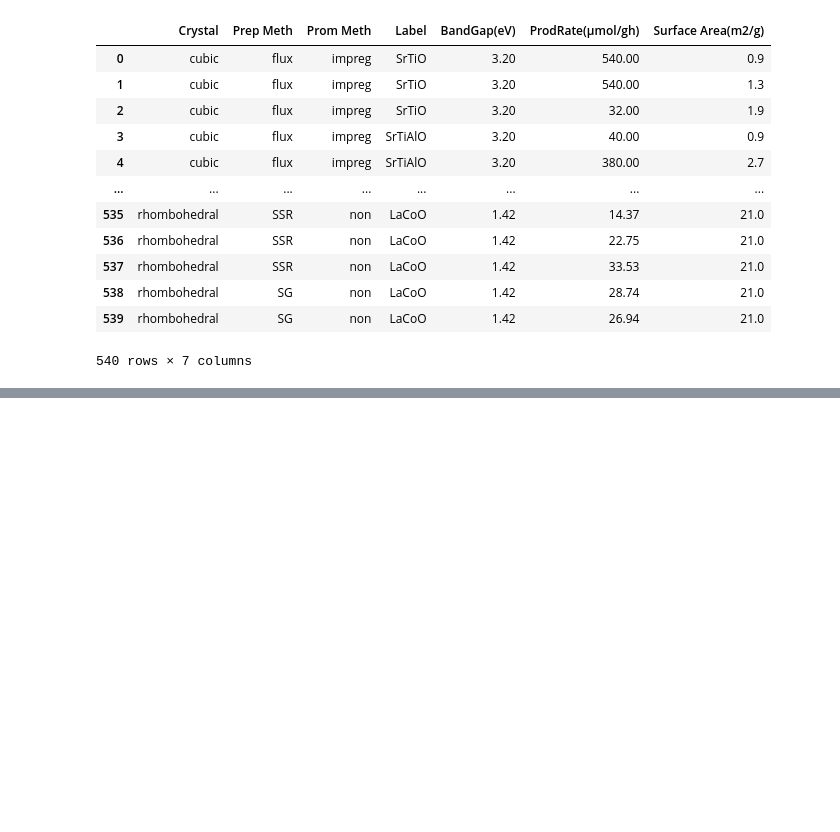
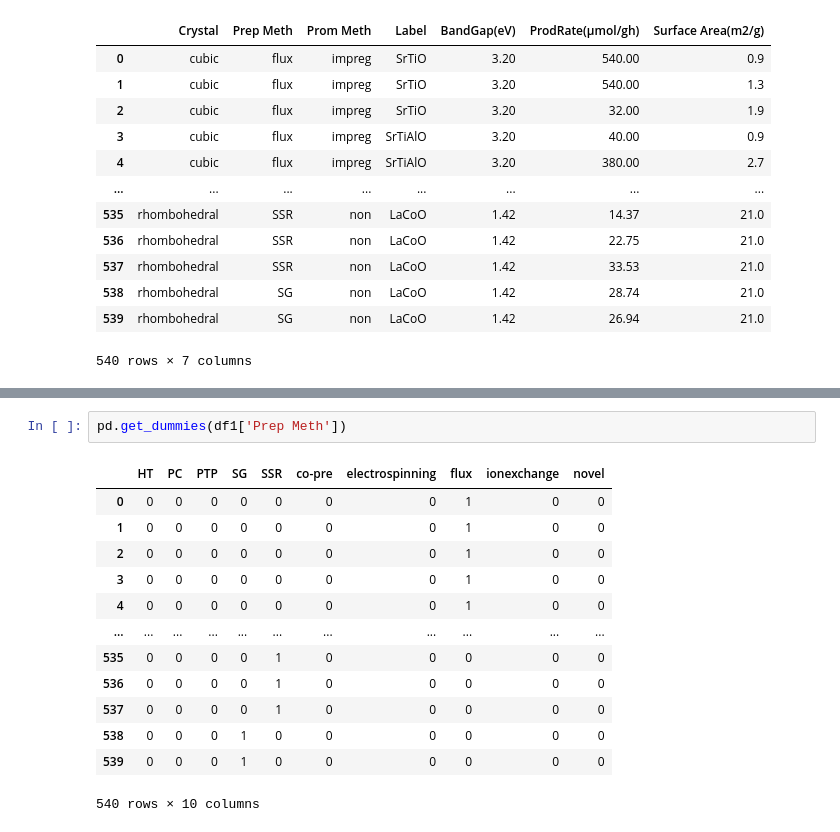
Before and after one commit to ShibataKenshin/Water_spliiting, a Jupyter notebook: random_forest_rawdata.ipynb, the cells around one changed output, grey strips where cells are left out. Cells and saved outputs as stored; diff of their text form; blank space fills up the shorter version.

```diff
--- a/random_forest_rawdata.ipynb
+++ b/random_forest_rawdata.ipynb
@@ -79,0 +103,16 @@ for i in
+# %%
+pd.get_dummies(df1['Prep Meth'])
+# %% [output]
+|  | HT | PC | PTP | SG | SSR | co-pre | electrospinning | flux | ionexchange | novel |
+| 0 | 0 | 0 | 0 | 0 | 0 | 0 | 0 | 1 | 0 | 0 |
+| 1 | 0 | 0 | 0 | 0 | 0 | 0 | 0 | 1 | 0 | 0 |
+| 2 | 0 | 0 | 0 | 0 | 0 | 0 | 0 | 1 | 0 | 0 |
+| 3 | 0 | 0 | 0 | 0 | 0 | 0 | 0 | 1 | 0 | 0 |
+| 4 | 0 | 0 | 0 | 0 | 0 | 0 | 0 | 1 | 0 | 0 |
+| ... | ... | ... | ... | ... | ... | ... | ... | ... | ... | ... |
+| 535 | 0 | 0 | 0 | 0 | 1 | 0 | 0 | 0 | 0 | 0 |
+| 536 | 0 | 0 | 0 | 0 | 1 | 0 | 0 | 0 | 0 | 0 |
+| 537 | 0 | 0 | 0 | 0 | 1 | 0 | 0 | 0 | 0 | 0 |
+| 538 | 0 | 0 | 0 | 1 | 0 | 0 | 0 | 0 | 0 | 0 |
+| 539 | 0 | 0 | 0 | 1 | 0 | 0 | 0 | 0 | 0 | 0 |
+540 rows × 10 columns
```
Also changed, not shown: parts of 12 cells of this notebook.
